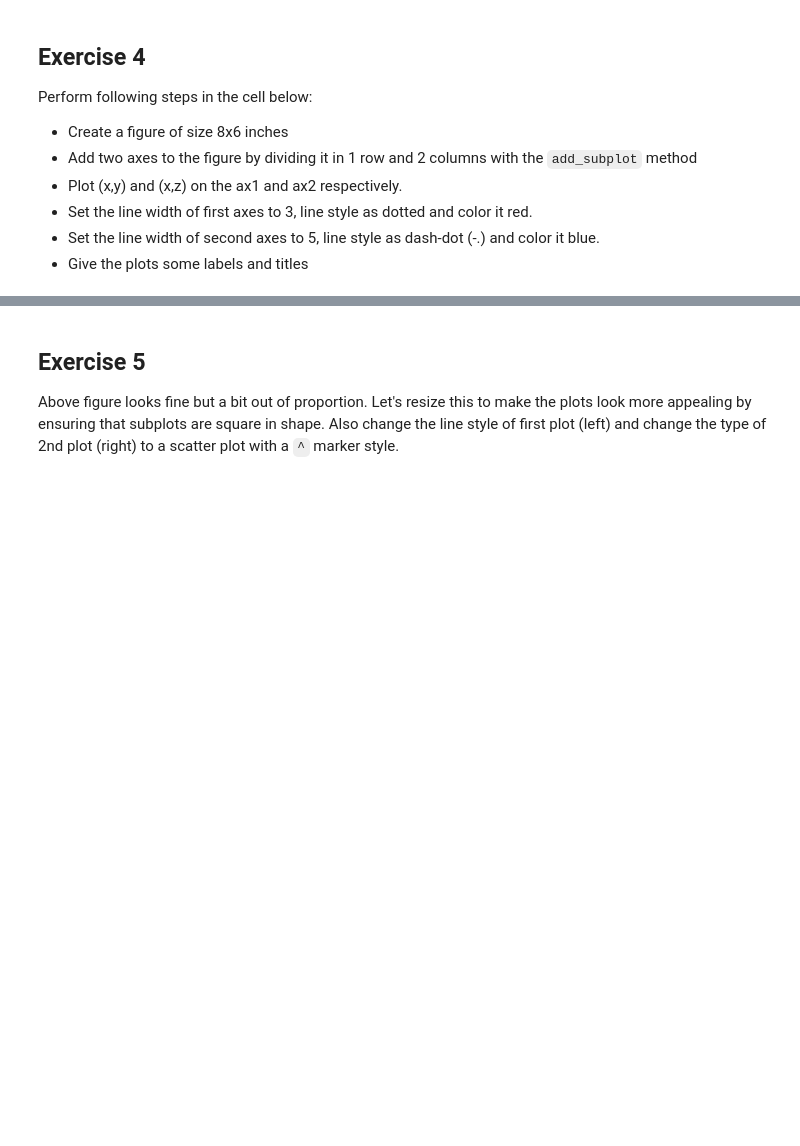
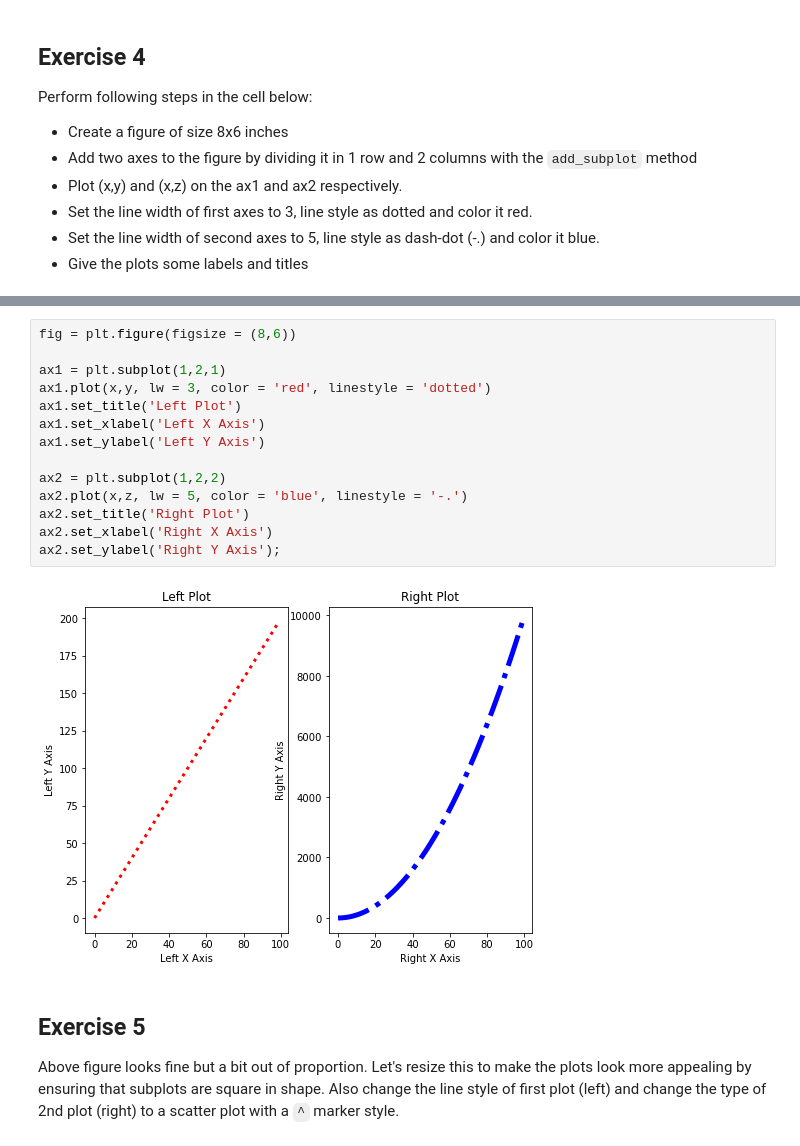
Before and after one commit to dquillao/dsc-more-practice-with-matplotlib-lab-online-ds-sp-000, a Jupyter notebook: index.ipynb, the cells around one changed output, grey strips where cells are left out. Cells and saved outputs as stored; diff of their text form; blank space fills up the shorter version.

```diff
--- a/index.ipynb
+++ b/index.ipynb
@@ -111,3 +141,19 @@ Perform following steps in the cell below:
+# %%
+fig = plt.figure(figsize = (8,6))
+
+ax1 = plt.subplot(1,2,1)
+ax1.plot(x,y, lw = 3, color = 'red', linestyle = 'dotted')
+ax1.set_title('Left Plot')
+ax1.set_xlabel('Left X Axis')
+ax1.set_ylabel('Left Y Axis')
+
+ax2 = plt.subplot(1,2,2)
+ax2.plot(x,z, lw = 5, color = 'blue', linestyle = '-.')
+ax2.set_title('Right Plot')
+ax2.set_xlabel('Right X Axis')
+ax2.set_ylabel('Right Y Axis');
+# %% [output]
+[figure, added]
 # %% [markdown]
 ## Exercise 5
 
```
Also changed, not shown: parts of 6 cells of this notebook.
